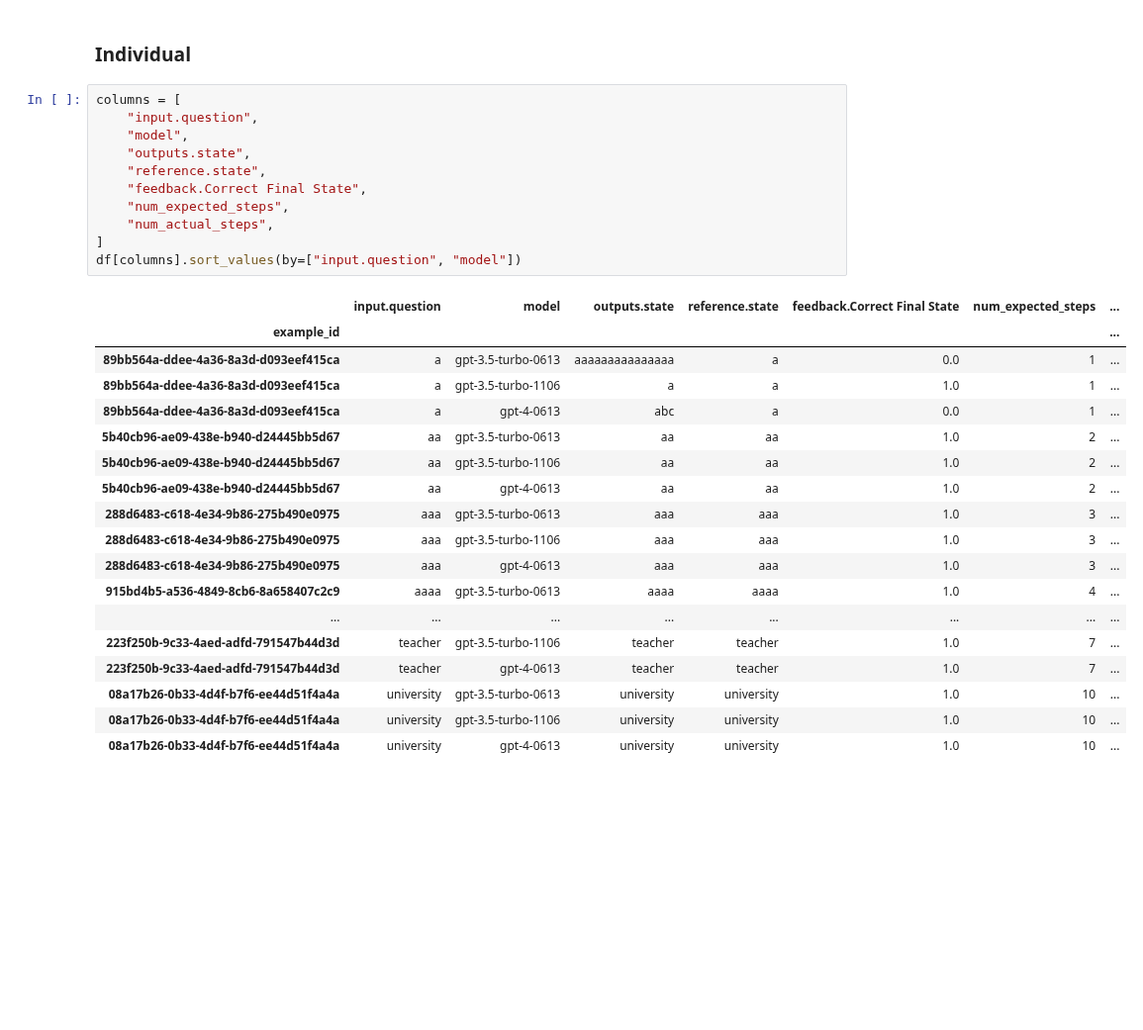
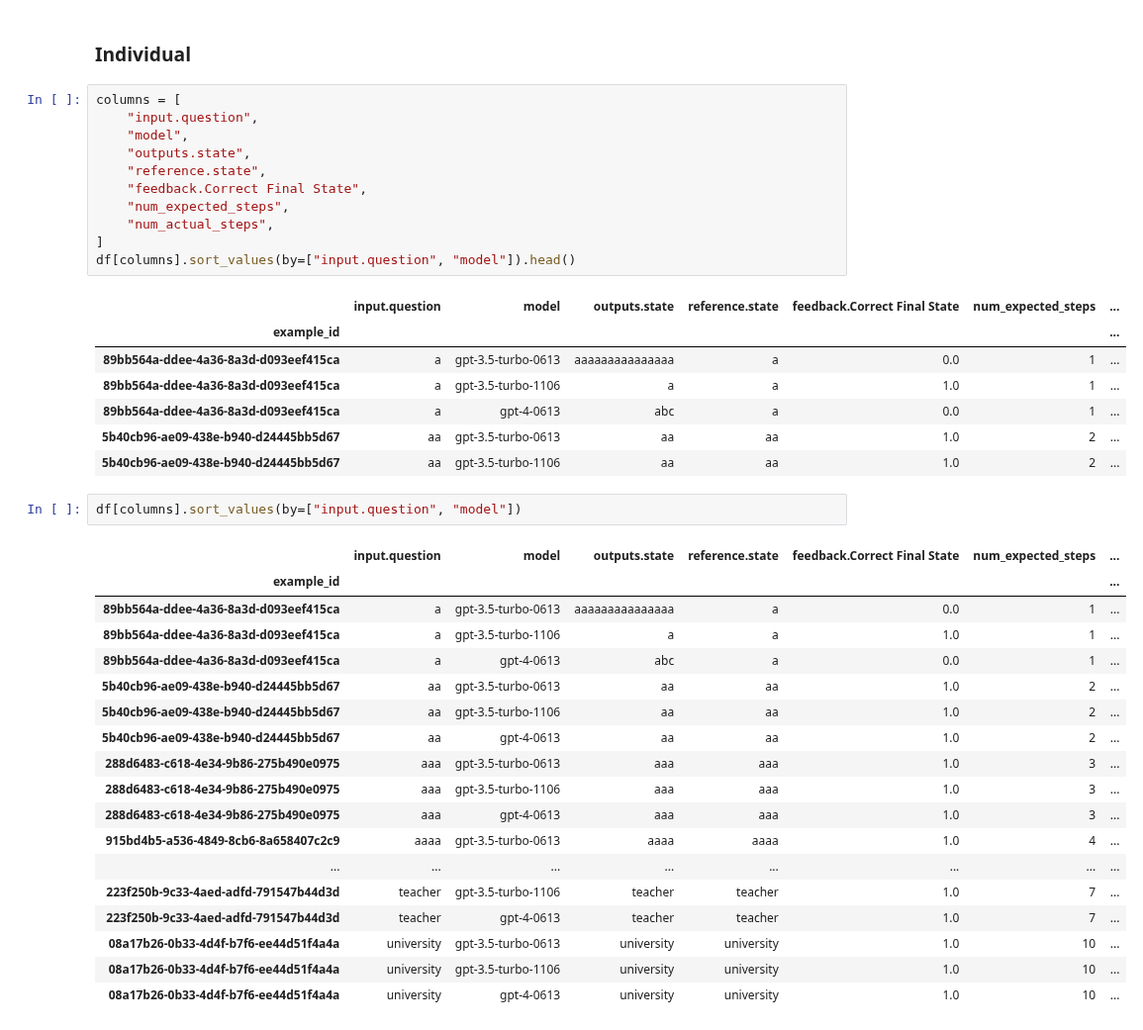
Before and after one commit to langchain-ai/langchain-benchmarks, a Jupyter notebook: docs/source/notebooks/tool_usage/typewriter_1.ipynb, the cells around one changed output. Shown at 99% size. Drawn from its saved outputs; the diff is of its cells as text; blank space fills up the shorter version.

```diff
--- a/docs/source/notebooks/tool_usage/typewriter_1.ipynb
+++ b/docs/source/notebooks/tool_usage/typewriter_1.ipynb
@@ -198,30 +198,40 @@ df.groupby("model")[columns].mean().join(correct_df).join(count_df)
 # %%
 columns = [
     "input.question",
     "model",
     "outputs.state",
     "reference.state",
     "feedback.Correct Final State",
     "num_expected_steps",
     "num_actual_steps",
 ]
-df[columns].sort_values(by=["input.question", "model"])
+df[columns].sort_values(by=["input.question", "model"]).head()
 # %% [output]
 |  | input.question | model | outputs.state | reference.state | feedback.Correct Final State | num_expected_steps | ... |
 | example_id |  |  |  |  |  |  | ... |
 | 89bb564a-ddee-4a36-8a3d-d093eef415ca | a | gpt-3.5-turbo-0613 | aaaaaaaaaaaaaaa | a | 0.0 | 1 | ... |
 | 89bb564a-ddee-4a36-8a3d-d093eef415ca | a | gpt-3.5-turbo-1106 | a | a | 1.0 | 1 | ... |
 | 89bb564a-ddee-4a36-8a3d-d093eef415ca | a | gpt-4-0613 | abc | a | 0.0 | 1 | ... |
 | 5b40cb96-ae09-438e-b940-d24445bb5d67 | aa | gpt-3.5-turbo-0613 | aa | aa | 1.0 | 2 | ... |
 | 5b40cb96-ae09-438e-b940-d24445bb5d67 | aa | gpt-3.5-turbo-1106 | aa | aa | 1.0 | 2 | ... |
-| 5b40cb96-ae09-438e-b940-d24445bb5d67 | aa | gpt-4-0613 | aa | aa | 1.0 | 2 | ... |
-| 288d6483-c618-4e34-9b86-275b490e0975 | aaa | gpt-3.5-turbo-0613 | aaa | aaa | 1.0 | 3 | ... |
-| 288d6483-c618-4e34-9b86-275b490e0975 | aaa | gpt-3.5-turbo-1106 | aaa | aaa | 1.0 | 3 | ... |
-| 288d6483-c618-4e34-9b86-275b490e0975 | aaa | gpt-4-0613 | aaa | aaa | 1.0 | 3 | ... |
-| 915bd4b5-a536-4849-8cb6-8a658407c2c9 | aaaa | gpt-3.5-turbo-0613 | aaaa | aaaa | 1.0 | 4 | ... |
-| ... | ... | ... | ... | ... | ... | ... | ... |
-| 223f250b-9c33-4aed-adfd-791547b44d3d | teacher | gpt-3.5-turbo-1106 | teacher | teacher | 1.0 | 7 | ... |
-| 223f250b-9c33-4aed-adfd-791547b44d3d | teacher | gpt-4-0613 | teacher | teacher | 1.0 | 7 | ... |
-| 08a17b26-0b33-4d4f-b7f6-ee44d51f4a4a | university | gpt-3.5-turbo-0613 | university | university | 1.0 | 10 | ... |
-| 08a17b26-0b33-4d4f-b7f6-ee44d51f4a4a | university | gpt-3.5-turbo-1106 | university | university | 1.0 | 10 | ... |
-| 08a17b26-0b33-4d4f-b7f6-ee44d51f4a4a | university | gpt-4-0613 | university | university | 1.0 | 10 | ... |
+# %%
+df[columns].sort_values(by=["input.question", "model"])
+# %% [output]
+|  | input.question | model | outputs.state | reference.state | feedback.Correct Final State | num_expected_steps | ... |
+| example_id |  |  |  |  |  |  | ... |
+| 89bb564a-ddee-4a36-8a3d-d093eef415ca | a | gpt-3.5-turbo-0613 | aaaaaaaaaaaaaaa | a | 0.0 | 1 | ... |
+| 89bb564a-ddee-4a36-8a3d-d093eef415ca | a | gpt-3.5-turbo-1106 | a | a | 1.0 | 1 | ... |
+| 89bb564a-ddee-4a36-8a3d-d093eef415ca | a | gpt-4-0613 | abc | a | 0.0 | 1 | ... |
+| 5b40cb96-ae09-438e-b940-d24445bb5d67 | aa | gpt-3.5-turbo-0613 | aa | aa | 1.0 | 2 | ... |
+| 5b40cb96-ae09-438e-b940-d24445bb5d67 | aa | gpt-3.5-turbo-1106 | aa | aa | 1.0 | 2 | ... |
+| 5b40cb96-ae09-438e-b940-d24445bb5d67 | aa | gpt-4-0613 | aa | aa | 1.0 | 2 | ... |
+| 288d6483-c618-4e34-9b86-275b490e0975 | aaa | gpt-3.5-turbo-0613 | aaa | aaa | 1.0 | 3 | ... |
+| 288d6483-c618-4e34-9b86-275b490e0975 | aaa | gpt-3.5-turbo-1106 | aaa | aaa | 1.0 | 3 | ... |
+| 288d6483-c618-4e34-9b86-275b490e0975 | aaa | gpt-4-0613 | aaa | aaa | 1.0 | 3 | ... |
+| 915bd4b5-a536-4849-8cb6-8a658407c2c9 | aaaa | gpt-3.5-turbo-0613 | aaaa | aaaa | 1.0 | 4 | ... |
+| ... | ... | ... | ... | ... | ... | ... | ... |
+| 223f250b-9c33-4aed-adfd-791547b44d3d | teacher | gpt-3.5-turbo-1106 | teacher | teacher | 1.0 | 7 | ... |
+| 223f250b-9c33-4aed-adfd-791547b44d3d | teacher | gpt-4-0613 | teacher | teacher | 1.0 | 7 | ... |
+| 08a17b26-0b33-4d4f-b7f6-ee44d51f4a4a | university | gpt-3.5-turbo-0613 | university | university | 1.0 | 10 | ... |
+| 08a17b26-0b33-4d4f-b7f6-ee44d51f4a4a | university | gpt-3.5-turbo-1106 | university | university | 1.0 | 10 | ... |
+| 08a17b26-0b33-4d4f-b7f6-ee44d51f4a4a | university | gpt-4-0613 | university | university | 1.0 | 10 | ... |
```
Also changed, not shown: 2 other files.
